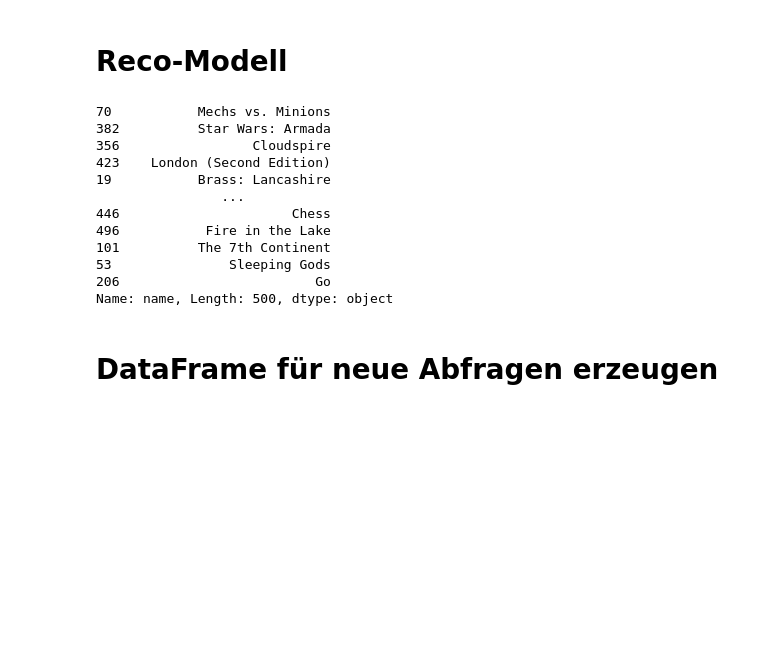
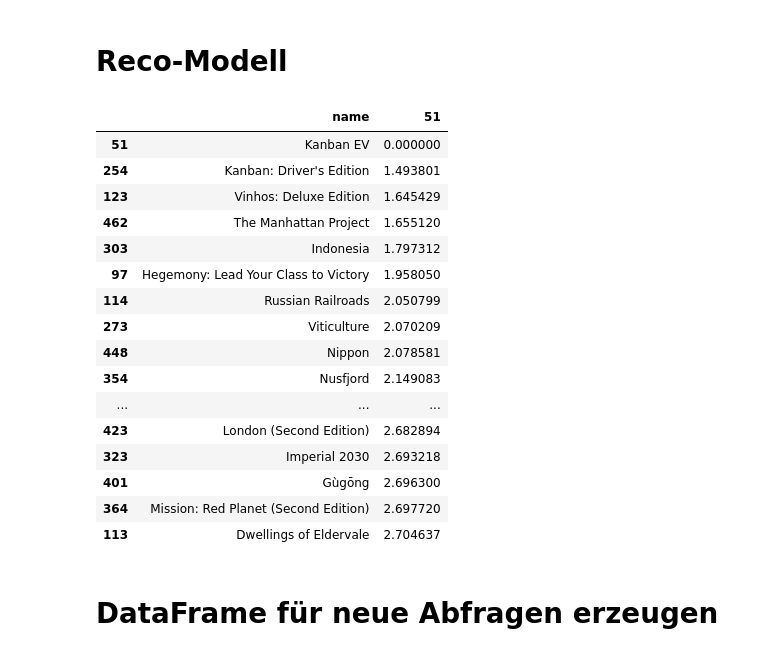
Before and after one commit to gochxx/boardgamerecommender, a Jupyter notebook: reco/Recommender.ipynb, the cells around one changed output. Cells and saved outputs as stored; diff of their text form; code cells hidden in the pictures; blank space fills up the shorter version.

```diff
--- a/reco/Recommender.ipynb
+++ b/reco/Recommender.ipynb
@@ -167,20 +175,25 @@ recos.to_pickle("../data/recos.pkl")
 # %%
 recos = pd.concat([recos, bgdata["name"]], axis=1)
 # %%
-recos.sort_values(70)["name"]
+recos.sort_values(51)[["name",51]].head(50)
 # %% [output]
-70           Mechs vs. Minions
-382          Star Wars: Armada
-356                 Cloudspire
-423    London (Second Edition)
-19           Brass: Lancashire
-                ...
-446                      Chess
-496           Fire in the Lake
-101          The 7th Continent
-53               Sleeping Gods
-206                         Go
-Name: name, Length: 500, dtype: object
+|  | name | 51 |
+| 51 | Kanban EV | 0.000000 |
+| 254 | Kanban: Driver's Edition | 1.493801 |
+| 123 | Vinhos: Deluxe Edition | 1.645429 |
+| 462 | The Manhattan Project | 1.655120 |
+| 303 | Indonesia | 1.797312 |
+| 97 | Hegemony: Lead Your Class to Victory | 1.958050 |
+| 114 | Russian Railroads | 2.050799 |
+| 273 | Viticulture | 2.070209 |
+| 448 | Nippon | 2.078581 |
+| 354 | Nusfjord | 2.149083 |
+| ... | ... | ... |
+| 423 | London (Second Edition) | 2.682894 |
+| 323 | Imperial 2030 | 2.693218 |
+| 401 | Gùgōng | 2.696300 |
+| 364 | Mission: Red Planet (Second Edition) | 2.697720 |
+| 113 | Dwellings of Eldervale | 2.704637 |
 # %% [markdown]
 # DataFrame für neue Abfragen erzeugen
 # %%
```
Also changed, not shown: parts of 9 cells of this notebook, 1 other file.
